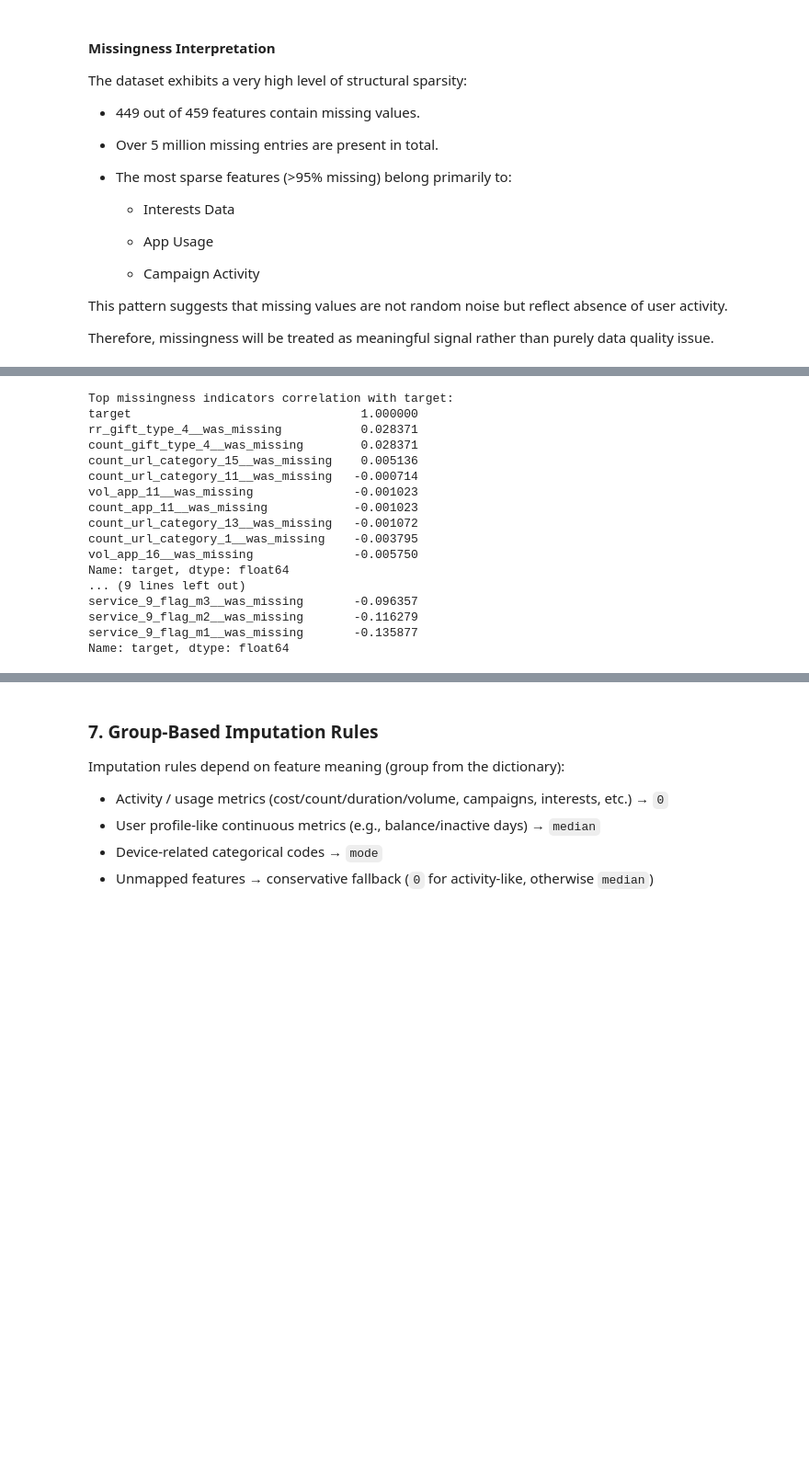
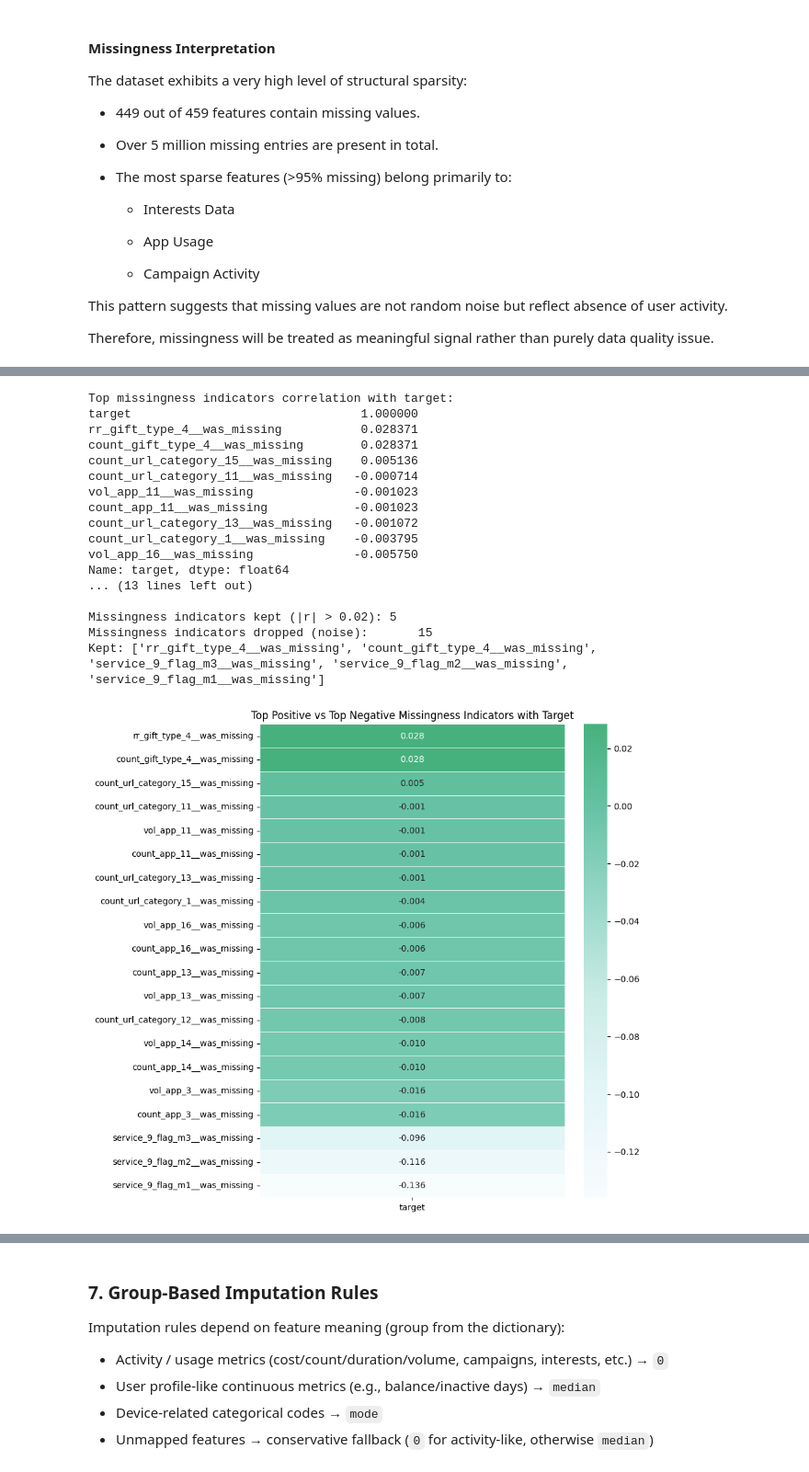
Before and after one commit to osypenkoI/vodafone-music-project, a Jupyter notebook: notebooks/02_cleaning.ipynb, the cells around one changed output, grey strips where cells are left out. Shown at 92% size. Cells and saved outputs as stored; diff of their text form; code cells hidden in the pictures; blank space fills up the shorter version.

```diff
--- a/notebooks/02_cleaning.ipynb
+++ b/notebooks/02_cleaning.ipynb
@@ -207,23 +237,36 @@ This step is used as an argument/interpretability check (not as a final feature
 # %%
 TOP_N = 20
-# Remove existing missing indicators if block was executed before
-df = df.loc[:, ~df.columns.str.endswith("__was_missing")]
 
-top_sparse = [c for c in missing_ratio.head(TOP_N).index.tolist() if c != "target"]
+# Clean up any previous run artifacts
+df = df.loc[:, ~df.columns.str.endswith('__was_missing')]
 
+top_sparse = [c for c in missing_ratio.head(TOP_N).index.tolist() if c != 'target']
+
+# Create binary missingness indicators
 miss_df = df[top_sparse].isna().astype(int)
-miss_df.columns = [f"{c}__was_missing" for c in top_sparse]
+miss_df.columns = [f'{c}__was_missing' for c in top_sparse]
 
 df = pd.concat([df, miss_df], axis=1).copy()
 
-if "target" in df.columns:
-    miss_corr = df[miss_df.columns.tolist() + ["target"]].corr(numeric_only=True)["target"].sort_values(ascending=False)
+# Compute correlation with target
+miss_corr = df[miss_df.columns.tolist() + ['target']].corr(numeric_only=True)['target'].sort_values(ascending=False)
 
-    print("\nTop missingness indicators correlation with target:")
-    print(miss_corr.head(10))
+print('Top missingness indicators correlation with target:')
+print(miss_corr.head(10))
+print()
+print('Bottom missingness indicators correlation with target:')
+print(miss_corr.tail(10))
 
-    print("\nBottom missingness indicators correlation with target:")
-    print(miss_corr.tail(10))
+# Keep only indicators with |r| > 0.02 (meaningful signal)
+SIGNAL_THRESHOLD = 0.02
+keep_indicators = miss_corr[(miss_corr.index != 'target') & (miss_corr.abs() > SIGNAL_THRESHOLD)].index.tolist()
+drop_indicators  = [c for c in miss_df.columns if c not in keep_indicators]
+
+df = df.drop(columns=drop_indicators)
+print(f'\nMissingness indicators kept (|r| > {SIGNAL_THRESHOLD}): {len(keep_indicators)}')
+print(f'Missingness indicators dropped (noise):       {len(drop_indicators)}')
+if keep_indicators:
+    print('Kept:', keep_indicators)
 # %% [output]
 Top missingness indicators correlation with target:
 target                                1.000000
@@ -237,11 +280,35 @@ count_url_category_13__was_missing   -0.001072
 count_url_category_1__was_missing    -0.003795
 vol_app_16__was_missing              -0.005750
 Name: target, dtype: float64
-... (9 lines left out)
-service_9_flag_m3__was_missing       -0.096357
-service_9_flag_m2__was_missing       -0.116279
-service_9_flag_m1__was_missing       -0.135877
-Name: target, dtype: float64
+... (13 lines left out)
+
+Missingness indicators kept (|r| > 0.02): 5
+Missingness indicators dropped (noise):       15
+Kept: ['rr_gift_type_4__was_missing', 'count_gift_type_4__was_missing', 'service_9_flag_m3__was_missing', 'service_9_flag_m2__was_missing', 'service_9_flag_m1__was_missing']
+# %%
+import matplotlib.pyplot as plt
+import seaborn as sns
+top_positive_missing = miss_corr[1:11]  # Skip the first one which is target itself
+top_negative_missing = miss_corr.tail(10)
+
+# Combining variables for a graph
+top_features = pd.concat([top_positive_missing, top_negative_missing])
+corr_matrix_to_plot = top_features.to_frame(name='target')
+
+# Building a graph
+plt.figure(figsize=(8, 10))
+sns.heatmap(
+    corr_matrix_to_plot,
+    annot=True,
+    cmap='BuGn',
+    center=0,
+    fmt=".3f",             # 3 decimal places for accuracy
+    linewidths=0.5
+)
+plt.title("Top Positive vs Top Negative Missingness Indicators with Target")
+plt.show()
+# %% [output]
+[figure, added]
 # %% [markdown]
 #### Missingness Signal Interpretation
 
```
Also changed, not shown: parts of 11 cells of this notebook, 1 other file.
